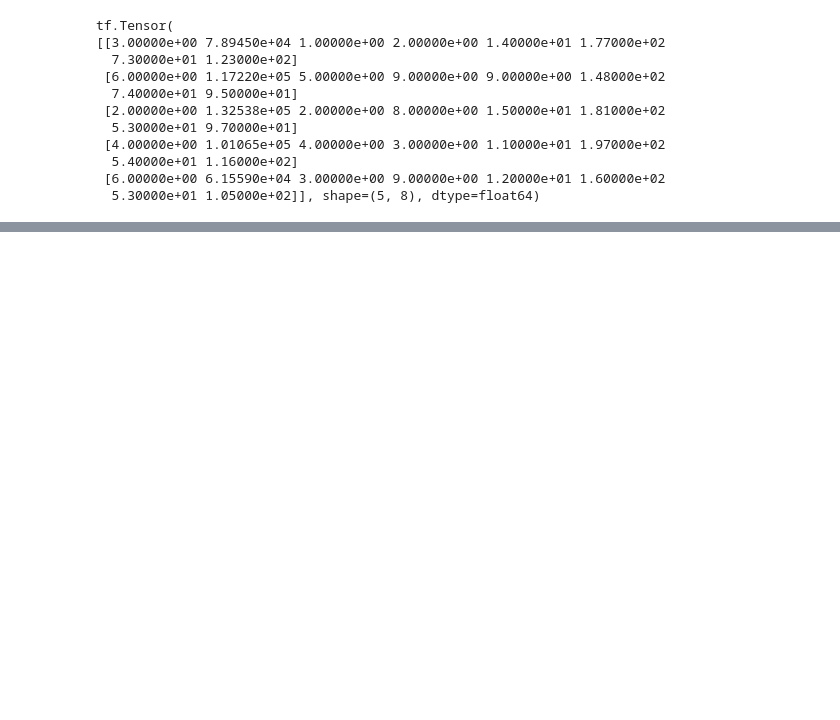
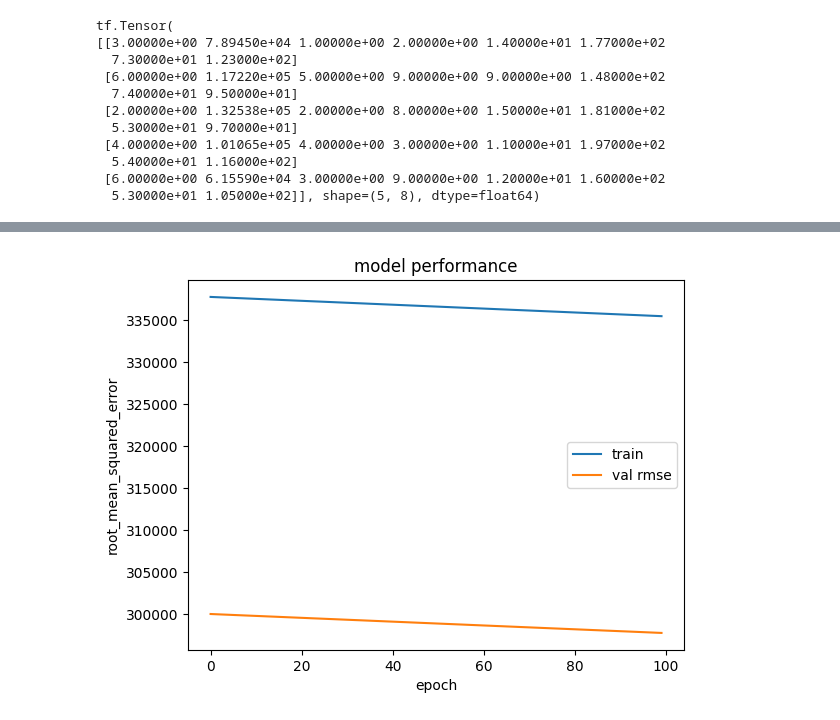
Before and after one commit to ivan-block/Second-Hand-Cars-Regression, a Jupyter notebook: train.ipynb, the cells around one changed output, grey strips where cells are left out. Saved outputs shown, nothing was run; the diff lists cells and outputs as text; code cells hidden in the pictures; blank space fills up the shorter version.

```diff
--- a/train.ipynb
+++ b/train.ipynb
@@ -97,0 +178,10 @@ Model: "sequential_2"
+# %%
+plt.plot(history.history['root_mean_squared_error'])
+plt.plot(history.history['val_root_mean_squared_error'])
+plt.xlabel('epoch')
+plt.ylabel('root_mean_squared_error')
+plt.title('model performance')
+plt.legend(['train', 'val rmse'])
+plt.show()
+# %% [output]
+[figure, added]
```
Also changed, not shown: parts of 14 cells of this notebook.
